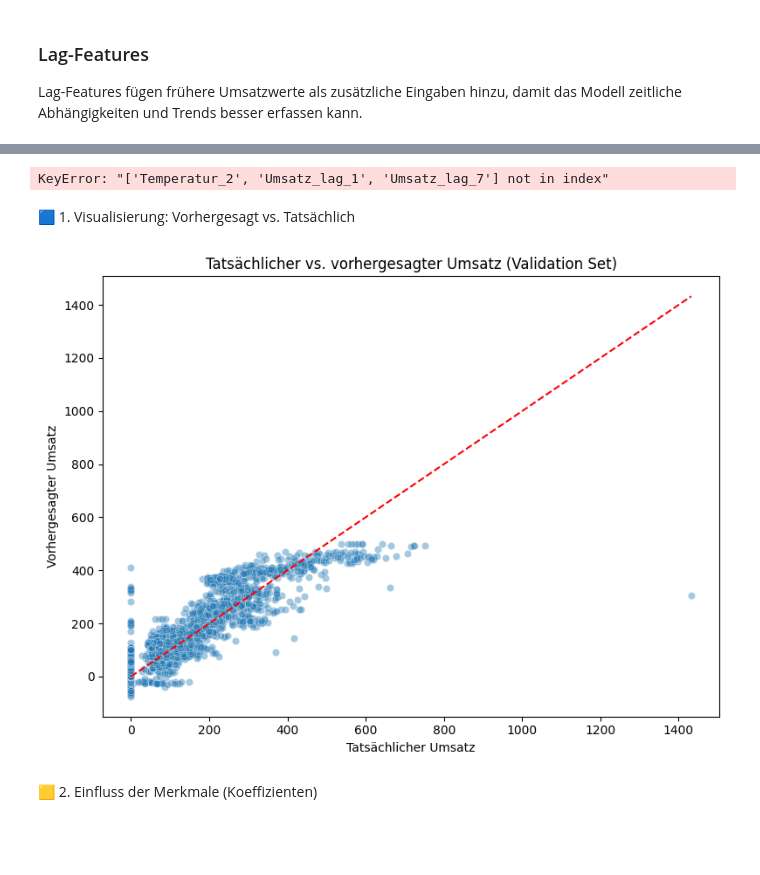
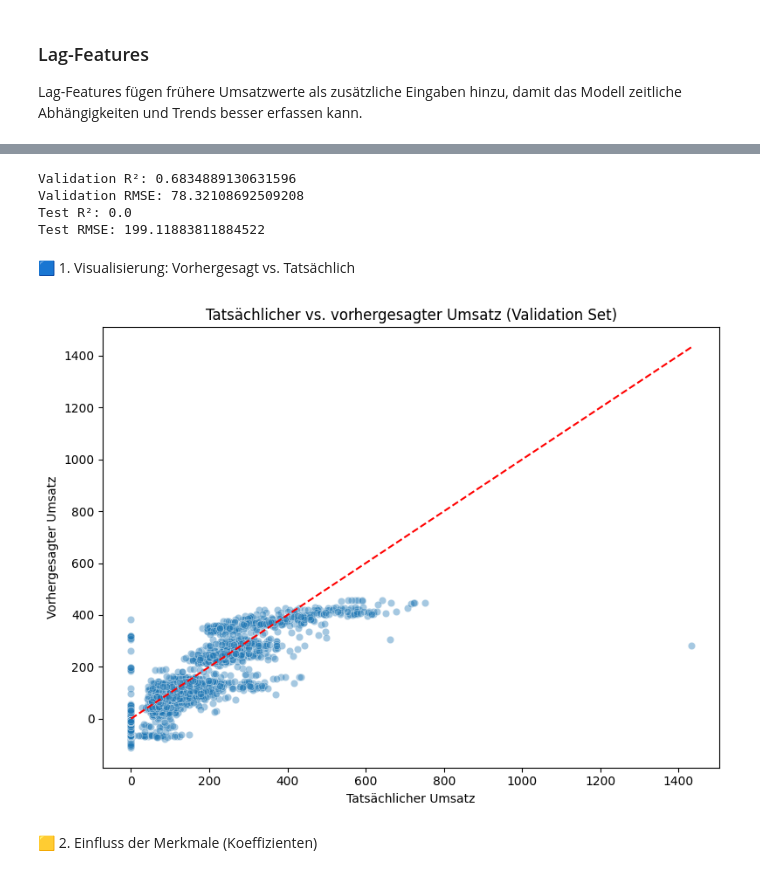
Before and after one commit to BryantHuh/ml_codespace_team4_opencampus, a Jupyter notebook: Notebooks/2_BaselineModel/linear_regression_baseline_kNN(wettercodes).ipynb, the cells around one changed output, grey strips where cells are left out. Drawn from its saved outputs; the diff is of its cells as text; code cells hidden in the pictures; blank space fills up the shorter version.

Commit message:
linear model and bar charts

```diff
--- a/Notebooks/2_BaselineModel/linear_regression_baseline_kNN(wettercodes).ipynb
+++ b/Notebooks/2_BaselineModel/linear_regression_baseline_kNN(wettercodes).ipynb
@@ -396,7 +350,7 @@ import pandas as pd
 import statsmodels.api as sm
 from sklearn.preprocessing import StandardScaler
 
-train['Temperatur_2'] = train['Temperatur'] ** 2
+
 
 # ---------------------------------------
 # 1. Features festlegen
@@ -580,75 +529,76 @@ Notes:
 # %%
-from sklearn.metrics import r2_score, mean_squared_error
-import numpy as np
 
-for df in [val, test]:
-    df['Temperatur_2'] = df['Temperatur'] ** 2
-    df['Umsatz_lag_1'] = df['Umsatz'].shift(1)
-    df['Umsatz_lag_7'] = df['Umsatz'].shift(7)
+
 # ---------------------------------------
-# 1. One-Hot-Encoding wie beim Training
+# Val- und Testdaten vorbereiten
 # ---------------------------------------
+val = prepare_lag_features(val, train)
+test = prepare_lag_features(test, val)
+
+# One-Hot-Encoding
 X_val = pd.get_dummies(val[features], columns=["Warengruppe", "Wettercode", "Monat"], drop_first=True)
 X_test = pd.get_dummies(test[features], columns=["Warengruppe", "Wettercode", "Monat"], drop_first=True)
-
-# ---------------------------------------
-# 2. Auf Spaltenstruktur von X_train bringen
-# ---------------------------------------
+# Ohne const (für Skalierung und Reindex)
 X_val = X_val.reindex(columns=X_train.columns.drop("const"), fill_value=0)
 X_test = X_test.reindex(columns=X_train.columns.drop("const"), fill_value=0)
 
-# ---------------------------------------
-# 3. Numerische Features normalisieren mit train-Scaler
-# ---------------------------------------
+# Numerische Features skalieren
 X_val[numerische_features] = scaler.transform(X_val[numerische_features])
 X_test[numerische_features] = scaler.transform(X_test[numerische_features])
 
-# ---------------------------------------
-# 4. Intercept-Spalte hinzufügen
-# ---------------------------------------
-X_val = sm.add_constant(X_val)
-X_test = sm.add_constant(X_test)
+# const hinzufügen und Spalten exakt wie X_train anordnen
+X_val = sm.add_constant(X_val, has_constant='add')
+X_test = sm.add_constant(X_test, has_constant='add')
 
-# ---------------------------------------
-# 5. Zielvariablen definieren
-# ---------------------------------------
+# 🔐 Sicherstellen, dass Reihenfolge 100% stimmt
+X_val = X_val[X_train.columns]
+X_test = X_test[X_train.columns]
+
+
+# Skalierung anwenden (mit train-Scaler)
+X_val[numerische_features] = scaler.transform(X_val[numerische_features])
+X_test[numerische_features] = scaler.transform(X_test[numerische_features])
+
+
+# Zielvariablen
 y_val = val["Umsatz"]
 y_test = test["Umsatz"]
 
-# ---------------------------------------
-# 6. Prognosen berechnen
-# ---------------------------------------
+# Vorhersagen
 val_pred = results.predict(X_val)
 test_pred = results.predict(X_test)
 
-# ---------------------------------------
-# 7. Performance auf Validation
-# ---------------------------------------
+# Evaluation
 print("Validation R²:", r2_score(y_val, val_pred))
 print("Validation RMSE:", np.sqrt(mean_squared_error(y_val, val_pred)))
 
-
 print("Test R²:", r2_score(y_test, test_pred))
 print("Test RMSE:", np.sqrt(mean_squared_error(y_test, test_pred)))
 # %% [output]
-KeyError: "['Temperatur_2', 'Umsatz_lag_1', 'Umsatz_lag_7'] not in index"
+Validation R²: 0.6834889130631596
+Validation RMSE: 78.32108692509208
+Test R²: 0.0
+Test RMSE: 199.11883811884522
 # %% [markdown]
 🟦 1. Visualisierung: Vorhergesagt vs. Tatsächlich
 # %%
 import seaborn as sns
 import matplotlib.pyplot as plt
 
 plt.figure(figsize=(8, 6))
-sns.scatterplot(x=val[target], y=val_pred, alpha=0.4)
+sns.scatterplot(x=val["Umsatz"], y=val_pred, alpha=0.4)
 plt.xlabel("Tatsächlicher Umsatz")
 plt.ylabel("Vorhergesagter Umsatz")
 plt.title("Tatsächlicher vs. vorhergesagter Umsatz (Validation Set)")
-max_val = max(val[target].max(), val_pred.max())
-plt.plot([0, max_val], [0, max_val], color='red', linestyle='--')  # Diagonale
+
+# Diagonale einzeichnen
+max_val = max(val["Umsatz"].max(), val_pred.max())
+plt.plot([0, max_val], [0, max_val], color='red', linestyle='--')
+
 plt.tight_layout()
 plt.show()
 # %% [output]
-[figure, old version]
+[figure, new version]
 # %% [markdown]
 🟨 2. Einfluss der Merkmale (Koeffizienten)
 # %%
```
Also changed, not shown: parts of 10 cells of this notebook, 11 other files.
